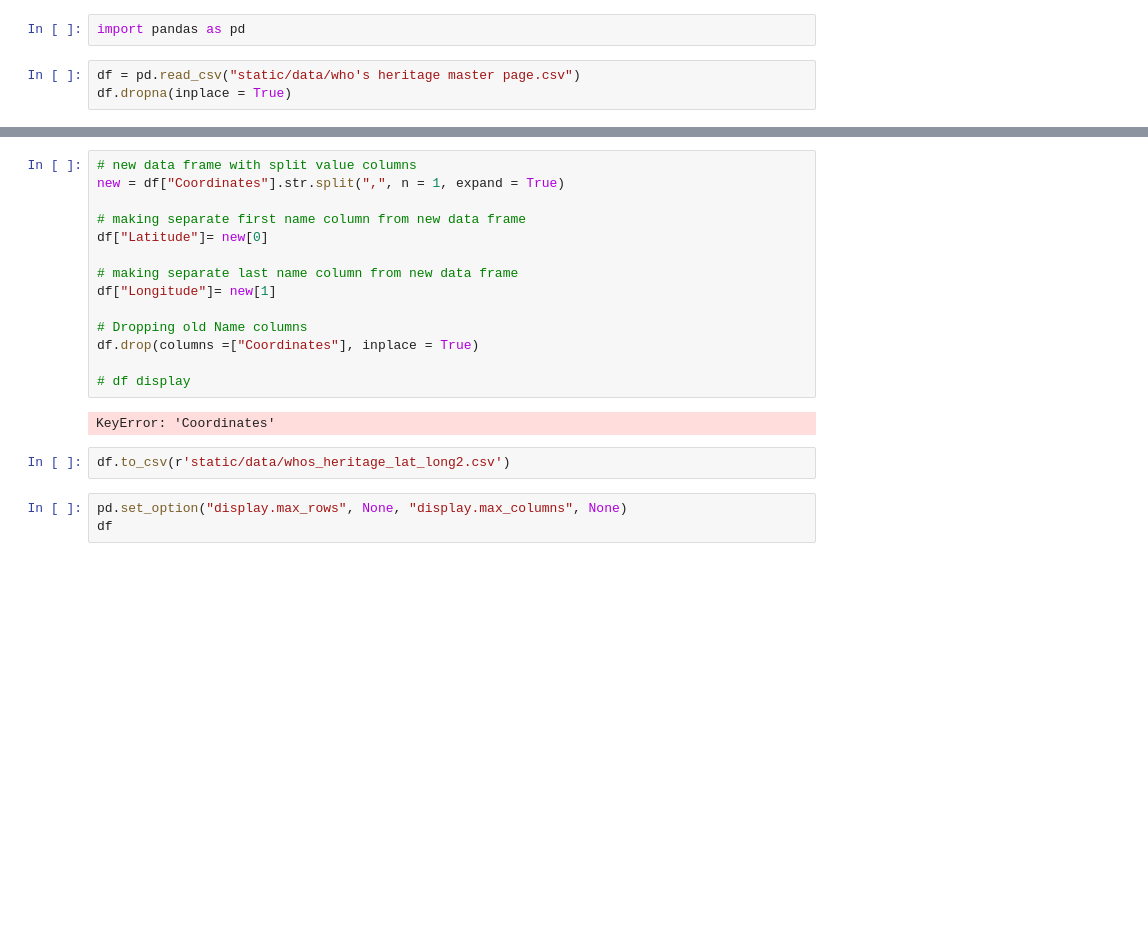
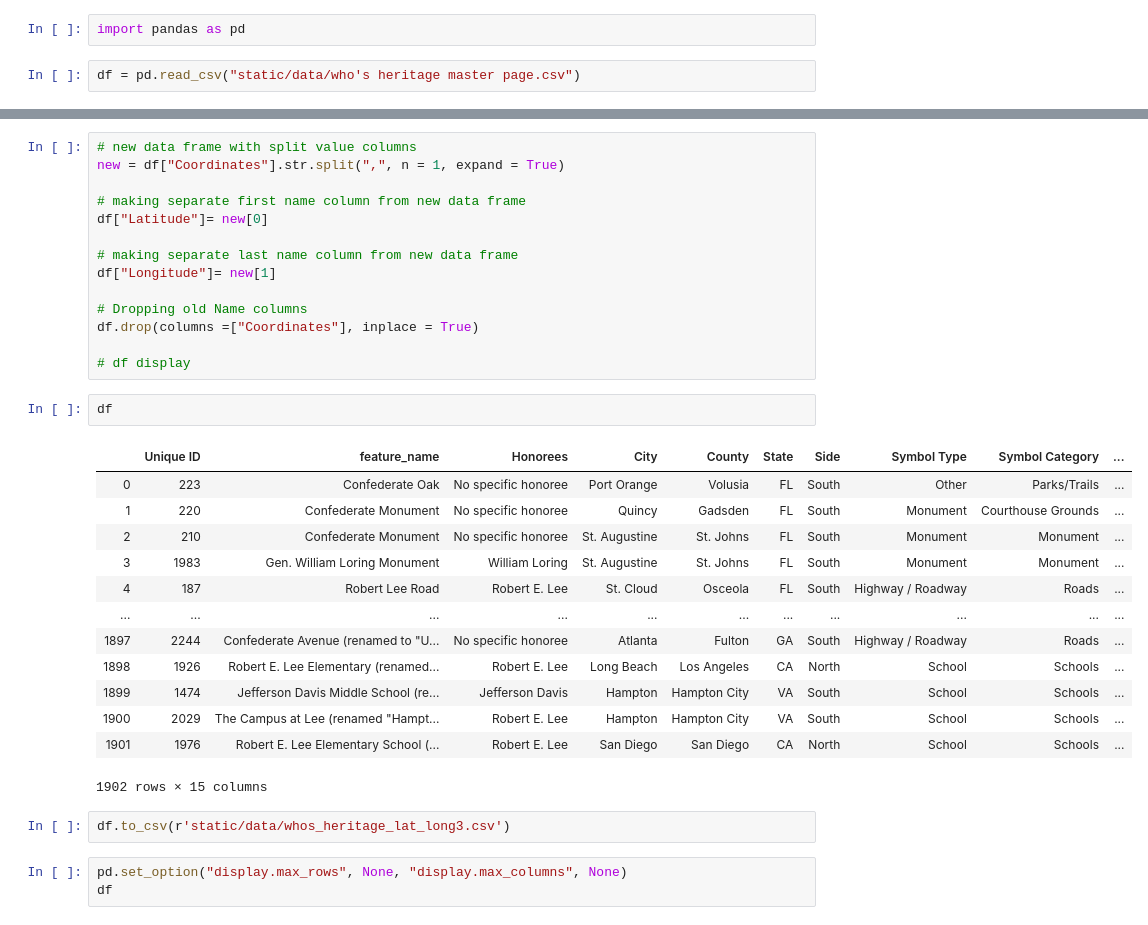
Before and after one commit to tmkezer/Civil_War_Project, a Jupyter notebook: Untitled.ipynb, the cells around one changed output, grey strips where cells are left out. Cells and saved outputs as stored; diff of their text form; blank space fills up the shorter version.

```diff
--- a/Untitled.ipynb
+++ b/Untitled.ipynb
@@ -2,7 +2,6 @@
 import pandas as pd
 # %%
 df = pd.read_csv("static/data/who's heritage master page.csv")
-df.dropna(inplace = True)
 # %%
 df
 # %% [output]
@@ -33,10 +32,24 @@ df["Longitude"]= new[1]
 df.drop(columns =["Coordinates"], inplace = True)
 
 # df display
-# %% [output]
-KeyError: 'Coordinates'
+# %%
+df
+# %% [output]
+|  | Unique ID | feature_name | Honorees | City | County | State | Side | Symbol Type | Symbol Category | ... |
+| 0 | 223 | Confederate Oak | No specific honoree | Port Orange | Volusia | FL | South | Other | Parks/Trails | ... |
+| 1 | 220 | Confederate Monument | No specific honoree | Quincy | Gadsden | FL | South | Monument | Courthouse Grounds | ... |
+| 2 | 210 | Confederate Monument | No specific honoree | St. Augustine | St. Johns | FL | South | Monument | Monument | ... |
+| 3 | 1983 | Gen. William Loring Monument | William Loring | St. Augustine | St. Johns | FL | South | Monument | Monument | ... |
+| 4 | 187 | Robert Lee Road | Robert E. Lee | St. Cloud | Osceola | FL | South | Highway / Roadway | Roads | ... |
+| ... | ... | ... | ... | ... | ... | ... | ... | ... | ... | ... |
+| 1897 | 2244 | Confederate Avenue (renamed to "U... | No specific honoree | Atlanta | Fulton | GA | South | Highway / Roadway | Roads | ... |
+| 1898 | 1926 | Robert E. Lee Elementary (renamed... | Robert E. Lee | Long Beach | Los Angeles | CA | North | School | Schools | ... |
+| 1899 | 1474 | Jefferson Davis Middle School (re... | Jefferson Davis | Hampton | Hampton City | VA | South | School | Schools | ... |
+| 1900 | 2029 | The Campus at Lee (renamed "Hampt... | Robert E. Lee | Hampton | Hampton City | VA | South | School | Schools | ... |
+| 1901 | 1976 | Robert E. Lee Elementary School (... | Robert E. Lee | San Diego | San Diego | CA | North | School | Schools | ... |
+1902 rows × 15 columns
 # %%
-df.to_csv(r'static/data/whos_heritage_lat_long2.csv')
+df.to_csv(r'static/data/whos_heritage_lat_long3.csv')
 # %%
 pd.set_option("display.max_rows", None, "display.max_columns", None)
 df
```
Also changed, not shown: parts of 1 cell of this notebook, 7 other files.
